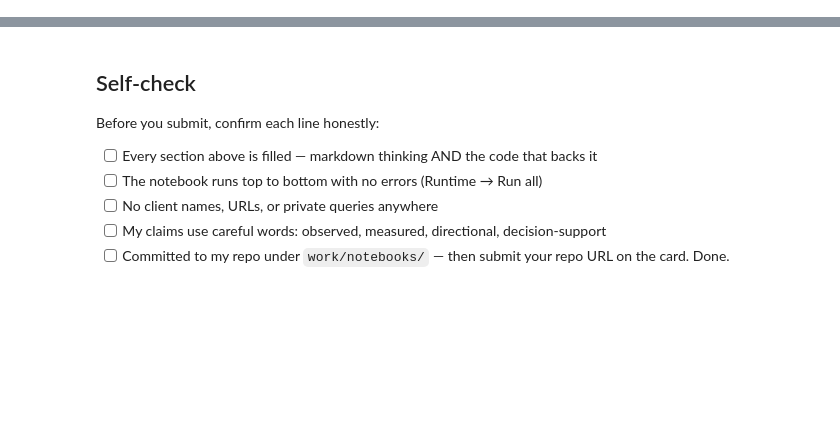
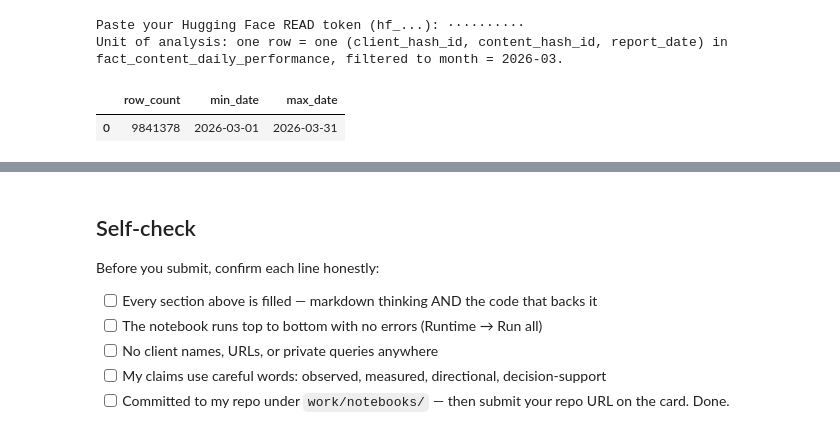
Before and after one commit to shaheerkhan1117/flyrank-ml-internship, a Jupyter notebook: work/notebooks/w03_data_contract.ipynb, the cells around one changed output, grey strips where cells are left out. Saved outputs shown, nothing was run; the diff lists cells and outputs as text; code cells hidden in the pictures; blank space fills up the shorter version.

```diff
--- a/work/notebooks/w03_data_contract.ipynb
+++ b/work/notebooks/w03_data_contract.ipynb
@@ -36,0 +23,56 @@ This skeleton is yours to fill. Work the sections **in order** — each one has
+# %%
+import os, sys, subprocess
+
+IN_COLAB = "google.colab" in sys.modules
+REPO_URL = "https://github.com/shaheerkhan1117/flyrank-ml-internship"
+REPO_DIR = "flyrank-ml-internship"
+
+if IN_COLAB:
+    if not os.path.isdir(REPO_DIR):
+        subprocess.run(["git", "clone", "--depth", "1", REPO_URL, REPO_DIR], check=True)
+    os.chdir(REPO_DIR)
+    subprocess.run([sys.executable, "-m", "pip", "install", "-q", "duckdb", "huggingface_hub"], check=True)
+else:
+    while not os.path.isdir("data/raw") and os.getcwd() != "/":
+        os.chdir("..")
+
+import getpass
+# Token order: env var -> Colab Secret -> prompt (last resort). Store as a Colab Secret
+# named HF_TOKEN so the prompt never fires — never paste a token into a cell, this repo is public.
+HF_TOKEN = os.environ.get("HF_TOKEN")
+if not HF_TOKEN:
+    try:
+        from google.colab import userdata
+        HF_TOKEN = userdata.get("HF_TOKEN")
+    except Exception:
+        pass
+HF_TOKEN = HF_TOKEN or getpass.getpass("Paste your Hugging Face READ token (hf_...): ")
+
+import duckdb
+con = duckdb.connect()
+con.execute(f"CREATE OR REPLACE SECRET hf (TYPE huggingface, TOKEN '{HF_TOKEN}')")
+
+REL = "hf://datasets/FlyRank/internship-warehouse"
+TABLES = {
+    "dim_clients":    f"read_parquet('{REL}/dim_clients.parquet')",
+    "dim_content":    f"read_parquet('{REL}/dim_content.parquet')",
+    "fact_daily":     f"read_parquet('{REL}/fact_content_daily_performance/**/*.parquet')",
+    "fact_query_90d": f"read_parquet('{REL}/fact_content_query_90d.parquet')",
+}
+
+MONTH = "2026-03"  # mid-panel month — iterate here, never on the sealed final month (2026-06)
+
+window = con.sql(f"""
+    SELECT COUNT(*) AS row_count, MIN(report_date) AS min_date, MAX(report_date) AS max_date
+    FROM {TABLES['fact_daily']}
+    WHERE month = '{MONTH}'
+""").df()
+print("Unit of analysis: one row = one (client_hash_id, content_hash_id, report_date) in")
+print(f"fact_content_daily_performance, filtered to month = {MONTH}.")
+window
+# %% [output]
+Paste your Hugging Face READ token (hf_...): ··········
+Unit of analysis: one row = one (client_hash_id, content_hash_id, report_date) in
+fact_content_daily_performance, filtered to month = 2026-03.
+|  | row_count | min_date | max_date |
+| 0 | 9841378 | 2026-03-01 | 2026-03-31 |
```
Also changed, not shown: parts of 21 cells of this notebook.
